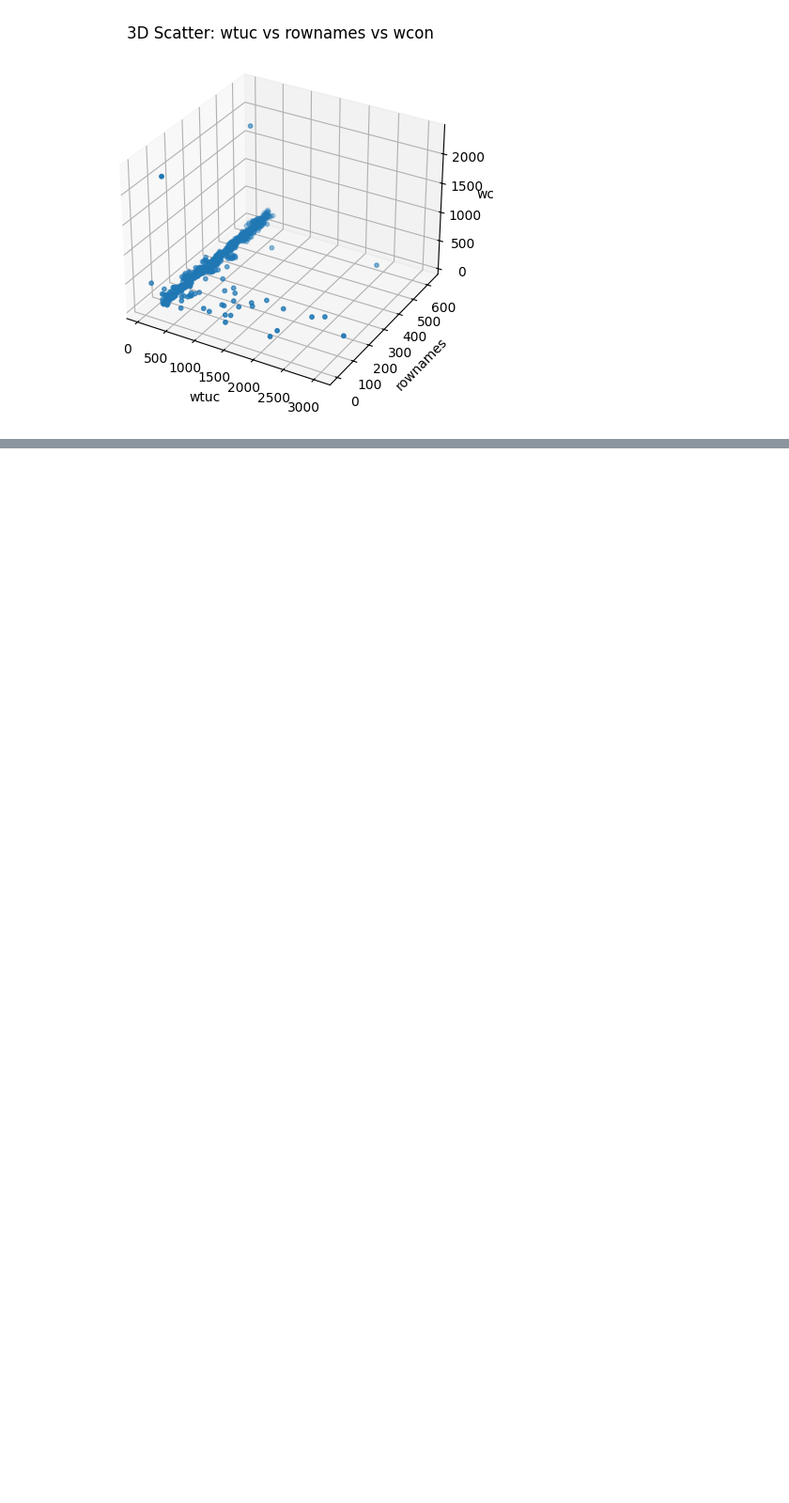
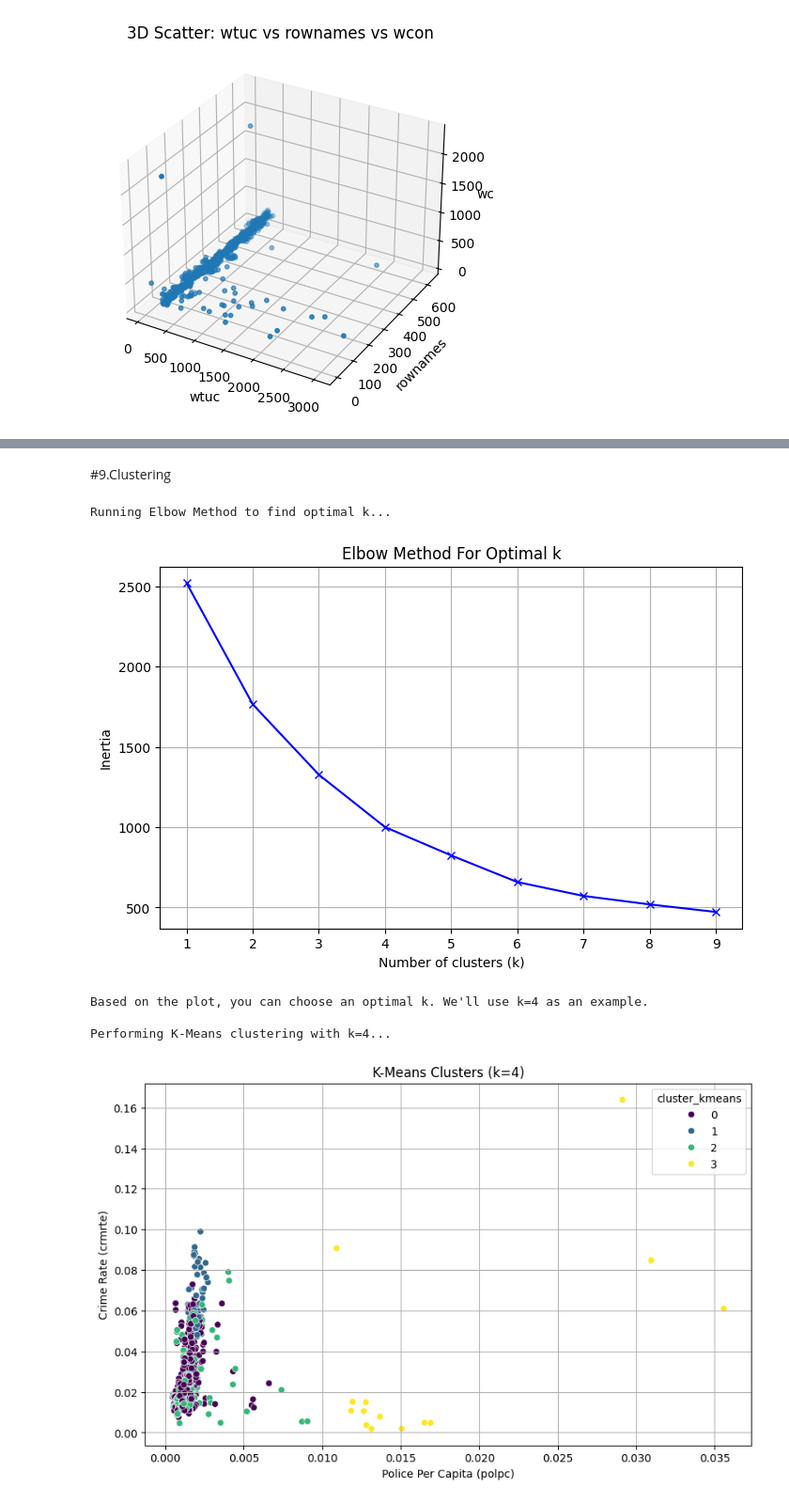
Before and after one commit to Harini64/eda, a Jupyter notebook: 22BDS0085.ipynb, the cells around one changed output, grey strips where cells are left out. Shown at 94% size. Cells and saved outputs as stored; diff of their text form; code cells hidden in the pictures; blank space fills up the shorter version.

```diff
--- a/22BDS0085.ipynb
+++ b/22BDS0085.ipynb
@@ -13,15 +13,20 @@ Import and setup
 import pandas as pd
 import numpy as np
 import matplotlib.pyplot as plt
+import seaborn as sns
 from pandas.plotting import scatter_matrix
 from mpl_toolkits.mplot3d import Axes3D
-from sklearn.preprocessing import MinMaxScaler, RobustScaler, StandardScaler
-plt.rcParams.update({
-    "figure.figsize": (8, 5),
-    "axes.grid": True,
-    "axes.titlesize": 12,
-    "axes.labelsize": 10
-})
+# Corrected: Added MinMaxScaler and RobustScaler
+from sklearn.preprocessing import StandardScaler, MinMaxScaler, RobustScaler
+from sklearn.cluster import KMeans, AgglomerativeClustering, DBSCAN, SpectralClustering
+from sklearn.mixture import GaussianMixture
+from scipy.cluster.hierarchy import dendrogram, linkage
+from statsmodels.tsa.seasonal import seasonal_decompose
+from statsmodels.tsa.stattools import adfuller
+import statsmodels.api as sm
+
+plt.rcParams.update({"figure.figsize": (8,5), "axes.grid": True, "axes.titlesize":12, "axes.labelsize":10})
+
 
 Data_url = "https://raw.githubusercontent.com/salemprakash/EDA/main/Data/Crime.csv"
 # %% [markdown]
@@ -497,0 +661,40 @@ if len(num_cols) >= 3:
+# %% [markdown]
+#9.Clustering
+# %%
+features_for_clustering = df[['crmrte', 'polpc', 'density', 'avgsen']]
+scaler = StandardScaler()
+features_scaled = scaler.fit_transform(features_for_clustering)
+
+# Elbow Method for K-Means
+print("Running Elbow Method to find optimal k...")
+inertia = []
+K = range(1, 10)
+for k in K:
+    kmeans_model = KMeans(n_clusters=k, random_state=42, n_init=10)
+    kmeans_model.fit(features_scaled)
+    inertia.append(kmeans_model.inertia_)
+
+plt.figure(figsize=(8, 5))
+plt.plot(K, inertia, 'bx-')
+plt.xlabel('Number of clusters (k)')
+plt.ylabel('Inertia')
+plt.title('Elbow Method For Optimal k')
+plt.show()
+
+# K-Means Clustering and Visualization
+kmeans = KMeans(n_clusters=4, random_state=42, n_init=10)
+df['cluster_kmeans'] = kmeans.fit_predict(features_scaled)
+
+plt.figure(figsize=(10, 6))
+sns.scatterplot(data=df, x='polpc', y='crmrte', hue='cluster_kmeans', palette='viridis')
+plt.title('K-Means Clusters (k=4)')
+plt.xlabel('Police Per Capita (polpc)')
+plt.ylabel('Crime Rate (crmrte)')
+plt.show()
+# %% [output]
+Running Elbow Method to find optimal k...
+[figure, added]
+Based on the plot, you can choose an optimal k. We'll use k=4 as an example.
+
+Performing K-Means clustering with k=4...
+[figure, added]
```
Also changed, not shown: parts of 3 cells of this notebook.
